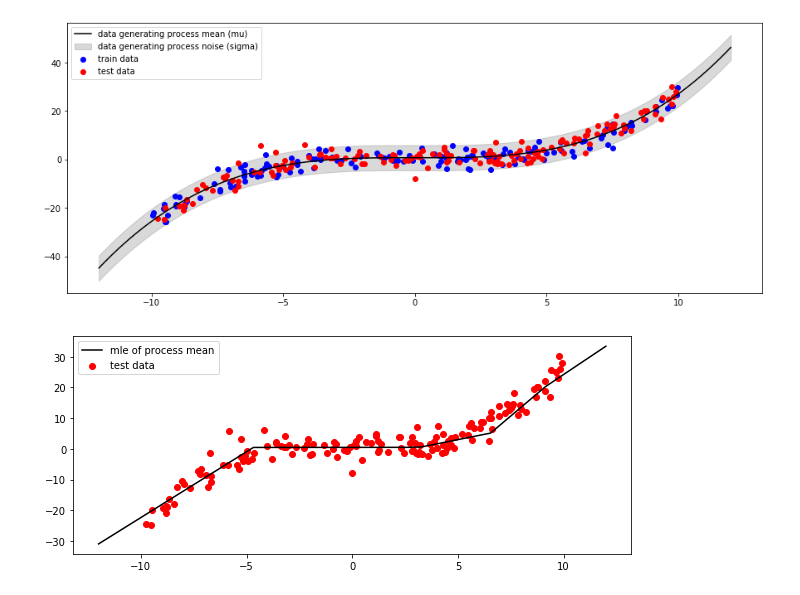
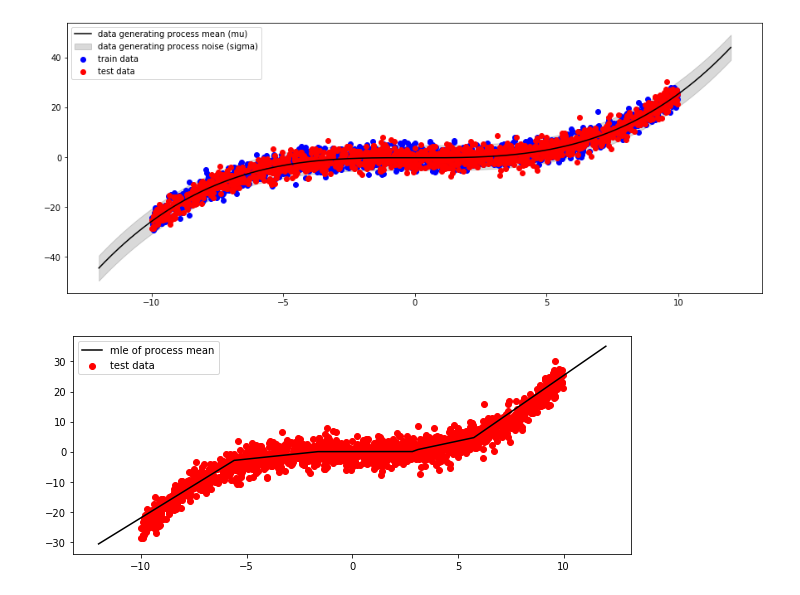
Before and after one commit to James-Montgomery/kassandra, a Jupyter notebook: notebooks/regression_quickstart.ipynb, the cells around one changed output. Cells and saved outputs as stored; diff of their text form; code cells hidden in the pictures.

```diff
--- a/notebooks/regression_quickstart.ipynb
+++ b/notebooks/regression_quickstart.ipynb
@@ -13,7 +13,7 @@ random_state = np.random.RandomState(seed=42)
 # %%
 # make data
 
-num_samples = 150
+num_samples = 1500
 scale_factor = 100
 
 x_train = np.random.uniform(-10, 10, num_samples)
@@ -27,34 +27,34 @@ y_test = x_test**3 - x_test + random_state.normal(0, 100, num_samples).reshape(-
 feature_space = np.linspace(-12, 12, 1000).reshape(-1, 1)
 y_true = feature_space**3 - feature_space
 
 # scale data (best practice for good results)
 
 y_train_mean = y_train.mean()
 y_train_std = y_train.std()
 
 scale = 10.0
 y_train = scale * (y_train - y_train_mean) / y_train_std
 y_test = scale * (y_test - y_train_mean) / y_train_std
 y_true = scale * (y_true - y_train_mean) / y_train_std
 
 # plot data
 
 train_color = "b"
 test_color = "r"
 
 plt.figure(figsize=(15, 6))
 plt.plot(feature_space[:, 0], y_true, c="k", label="data generating process mean (mu)")
 plt.fill_between(feature_space[:, 0],
     y_true[:, 0] + 1.96 * scale * 100 / y_train_std,
     y_true[:, 0] - 1.96 * scale * 100 / y_train_std,
     color="k", alpha=0.15, label="data generating process noise (sigma)"
 )
 plt.scatter(x_train[:, 0], y_train[:, 0], c=train_color, label="train data")
 plt.scatter(x_test[:, 0], y_test[:, 0], c=test_color, label="test data")
 plt.legend()
 plt.show()
 # %% [output]
-[figure, old version]
+[figure, new version]
 # %%
 # MLP (epistemic - No, Aleatoric - No)
 
@@ -84,7 +84,7 @@ plt.plot(feature_space[:, 0], mle_mu[:, 0], c="k", label="mle of process mean")
 plt.legend()
 plt.show()
 # %% [output]
-[figure, old version]
+[figure, new version]
 # %%
 # MLP (epistemic - No, Aleatoric - Known)
 
```
Also changed, not shown: parts of 11 cells of this notebook, 2 other files.
